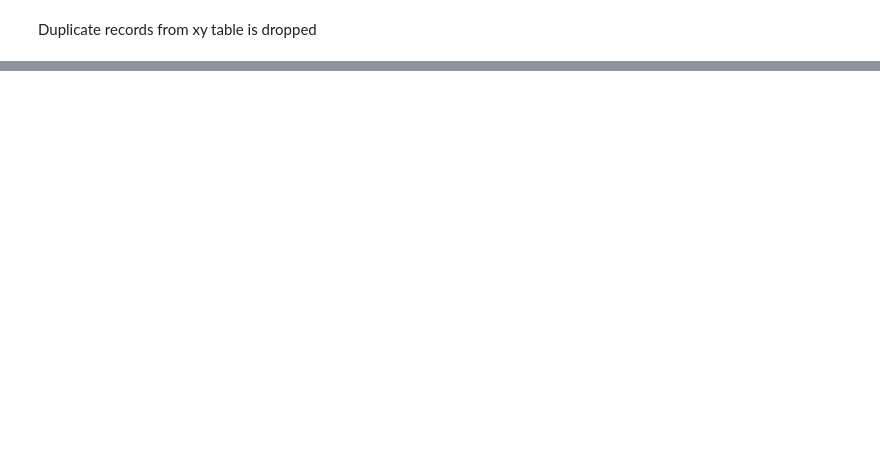
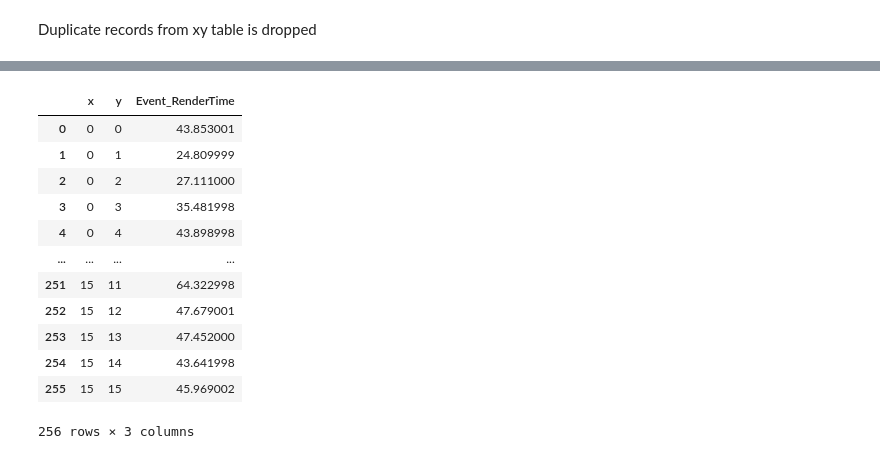
Before and after one commit to GowdhamR07/Cloud-Computing-20403421, a Jupyter notebook: Cloud Computing_RG.ipynb, the cells around one changed output, grey strips where cells are left out. Drawn from its saved outputs; the diff is of its cells as text; code cells hidden in the pictures; blank space fills up the shorter version.

```diff
--- a/Cloud Computing_RG.ipynb
+++ b/Cloud Computing_RG.ipynb
@@ -396,0 +591,16 @@ The heatmap for Event Render Time for each coordinate of the rendered tile for l
+# %%
+xy_level8
+# %% [output]
+|  | x | y | Event_RenderTime |
+| 0 | 0 | 0 | 43.853001 |
+| 1 | 0 | 1 | 24.809999 |
+| 2 | 0 | 2 | 27.111000 |
+| 3 | 0 | 3 | 35.481998 |
+| 4 | 0 | 4 | 43.898998 |
+| ... | ... | ... | ... |
+| 251 | 15 | 11 | 64.322998 |
+| 252 | 15 | 12 | 47.679001 |
+| 253 | 15 | 13 | 47.452000 |
+| 254 | 15 | 14 | 43.641998 |
+| 255 | 15 | 15 | 45.969002 |
+256 rows × 3 columns
```
Also changed, not shown: parts of 81 cells of this notebook, 5 other files.
